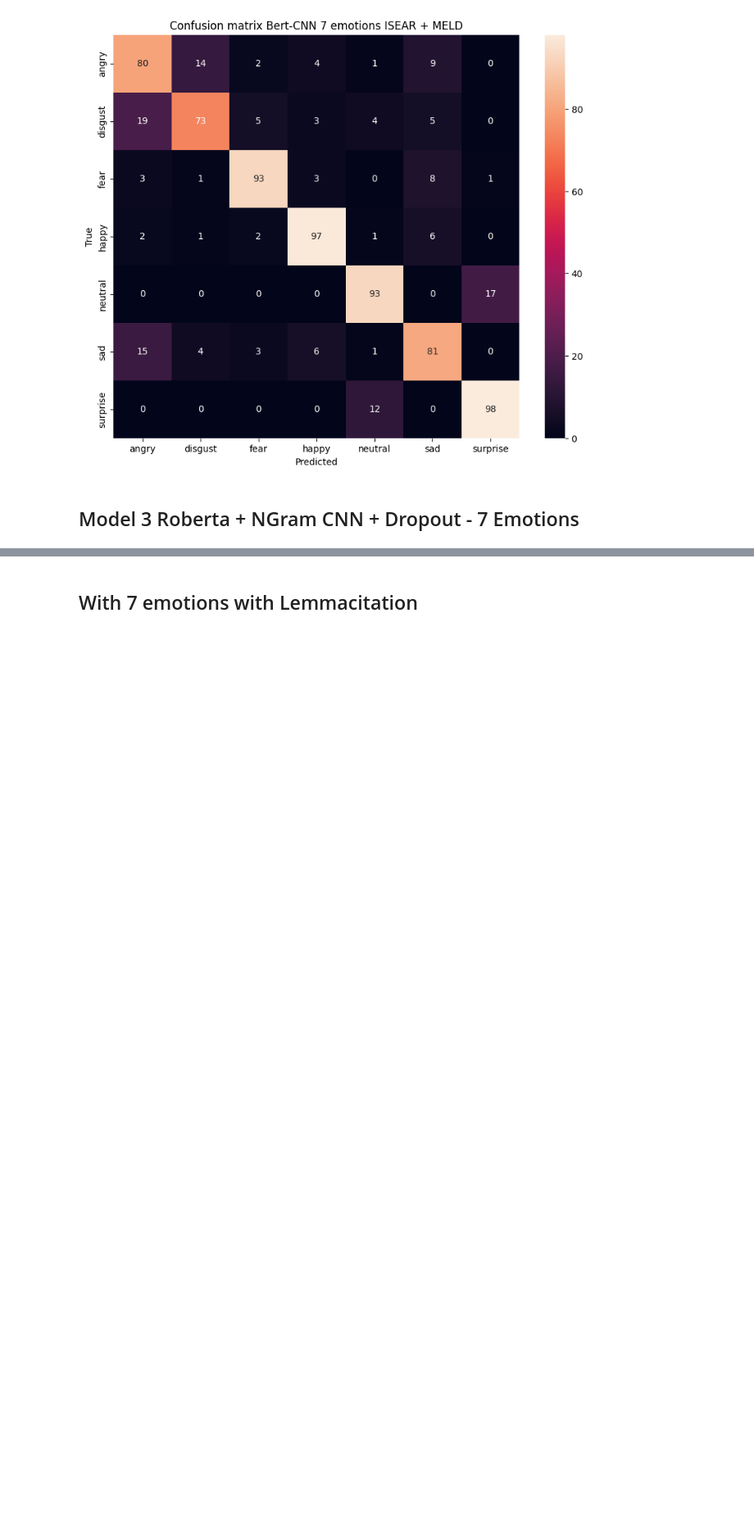
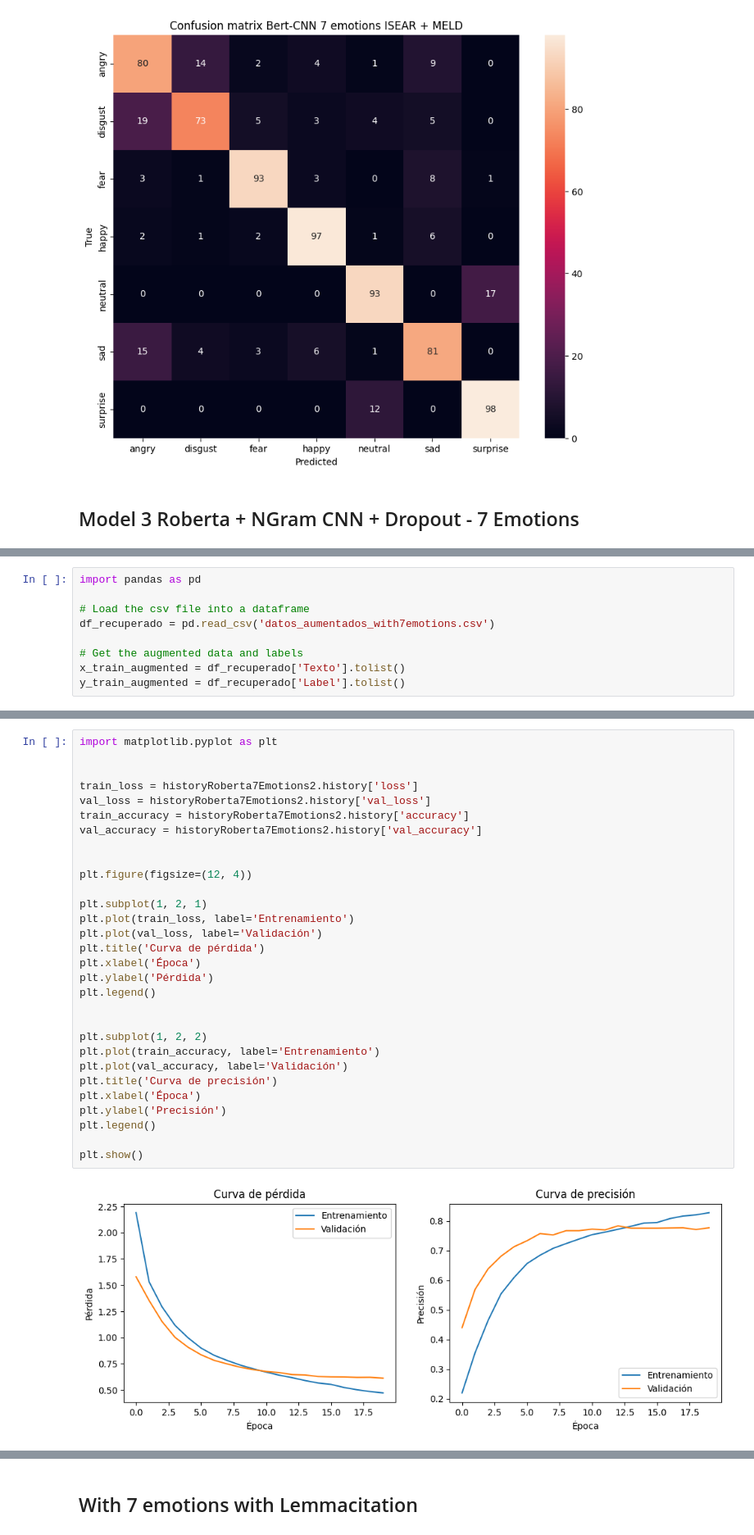
Before and after one commit to BryanBACS/Emotion-Recognition-Multimodal, a Jupyter notebook: Modelos inteligencia artificial/Modalidad texto/code.ipynb, the cells around one changed output, grey strips where cells are left out. Shown at 82% size. Saved outputs shown, nothing was run; the diff lists cells and outputs as text; blank space fills up the shorter version.

```diff
--- a/Modelos inteligencia artificial/Modalidad texto/code.ipynb
+++ b/Modelos inteligencia artificial/Modalidad texto/code.ipynb
@@ -4897,0 +4931,9 @@ plt.show()
+# %%
+import pandas as pd
+
+# Load the csv file into a dataframe
+df_recuperado = pd.read_csv('datos_aumentados_with7emotions.csv')
+
+# Get the augmented data and labels
+x_train_augmented = df_recuperado['Texto'].tolist()
+y_train_augmented = df_recuperado['Label'].tolist()
@@ -4897,0 +5137,32 @@ plt.show()
+# %%
+import matplotlib.pyplot as plt
+
+
+train_loss = historyRoberta7Emotions2.history['loss']
+val_loss = historyRoberta7Emotions2.history['val_loss']
+train_accuracy = historyRoberta7Emotions2.history['accuracy']
+val_accuracy = historyRoberta7Emotions2.history['val_accuracy']
+
+
+plt.figure(figsize=(12, 4))
+
+plt.subplot(1, 2, 1)
+plt.plot(train_loss, label='Entrenamiento')
+plt.plot(val_loss, label='Validación')
+plt.title('Curva de pérdida')
+plt.xlabel('Época')
+plt.ylabel('Pérdida')
+plt.legend()
+
+
+plt.subplot(1, 2, 2)
+plt.plot(train_accuracy, label='Entrenamiento')
+plt.plot(val_accuracy, label='Validación')
+plt.title('Curva de precisión')
+plt.xlabel('Época')
+plt.ylabel('Precisión')
+plt.legend()
+
+plt.show()
+# %% [output]
+[figure, added]
```
Also changed, not shown: parts of 58 cells of this notebook, 3 other files.
